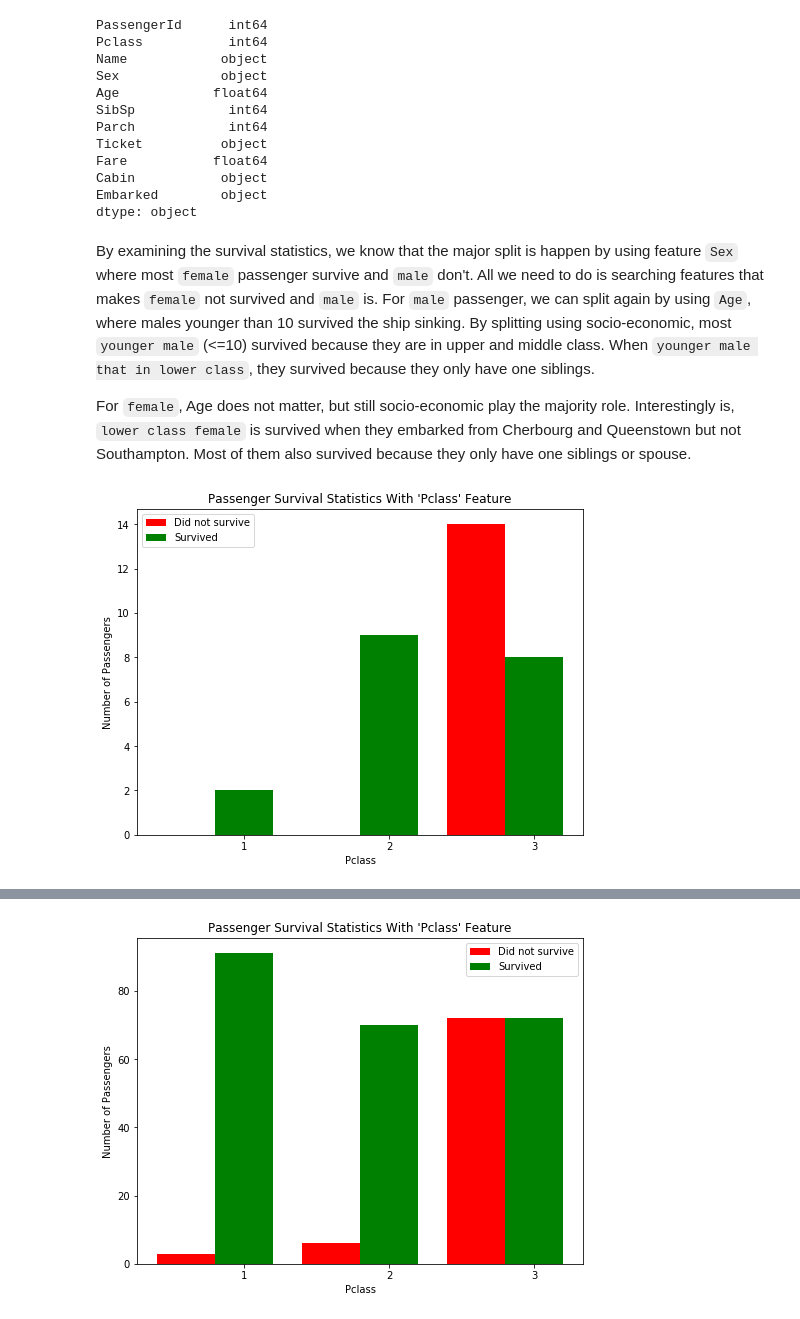
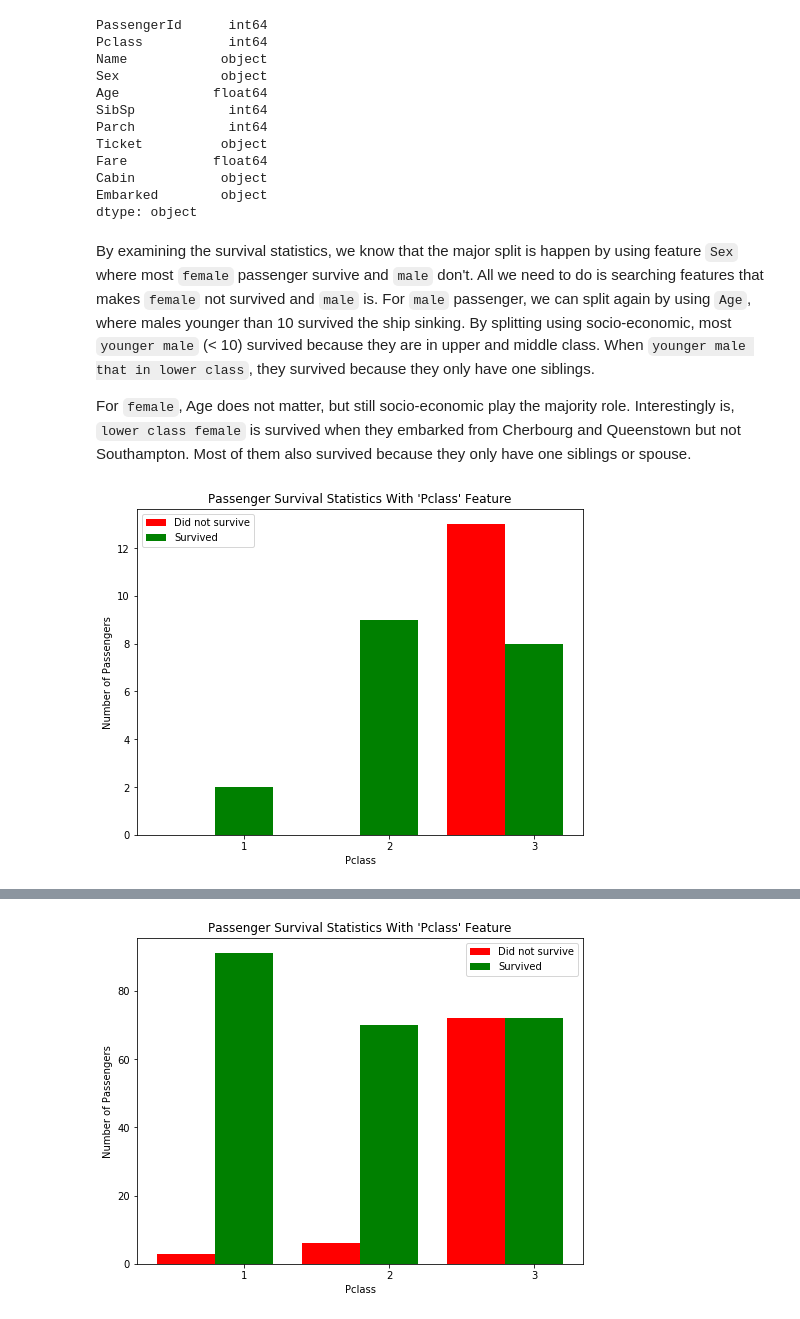
Before and after one commit to DimasAdinugroho/machine-learning-nanodegree, a Jupyter notebook: projects/titanic_survival_exploration/titanic_survival_exploration.ipynb, the cells around one changed output, grey strips where cells are left out. Saved outputs shown, nothing was run; the diff lists cells and outputs as text; code cells hidden in the pictures.

```diff
--- a/projects/titanic_survival_exploration/titanic_survival_exploration.ipynb
+++ b/projects/titanic_survival_exploration/titanic_survival_exploration.ipynb
@@ -229,13 +229,13 @@ Cabin           object
 Embarked        object
 dtype: object
 # %% [markdown]
-By examining the survival statistics, we know that the major split is happen by using feature `Sex` where most `female` passenger survive and `male` don't. All we need to do is searching features that makes `female` not survived and `male` is. For `male` passenger, we can split again by using `Age`, where males younger than 10 survived the ship sinking. By splitting using socio-economic, most `younger male` (<=10) survived because they are in upper and middle class. When `younger male that in lower class`, they survived because they only have one siblings.
+By examining the survival statistics, we know that the major split is happen by using feature `Sex` where most `female` passenger survive and `male` don't. All we need to do is searching features that makes `female` not survived and `male` is. For `male` passenger, we can split again by using `Age`, where males younger than 10 survived the ship sinking. By splitting using socio-economic, most `younger male` (< 10) survived because they are in upper and middle class. When `younger male that in lower class`, they survived because they only have one siblings.
 
 For `female`, Age does not matter, but still socio-economic play the majority role. Interestingly is, `lower class female` is survived when they embarked from Cherbourg and Queenstown but not Southampton. Most of them also survived because they only have one siblings or spouse.
 # %%
 ## Third Majority(Male) split by Pclass
-vs.survival_stats(data, outcomes, 'Pclass', ["Sex == 'male'", "Age <= 10"])
+vs.survival_stats(data, outcomes, 'Pclass', ["Sex == 'male'", "Age < 10"])
 # %% [output]
-[figure, old version]
+[figure, new version]
 # %%
 ## Fourth Majority(Male) split by SibSp
```
Also changed, not shown: parts of 5 cells of this notebook, 1 other file.
